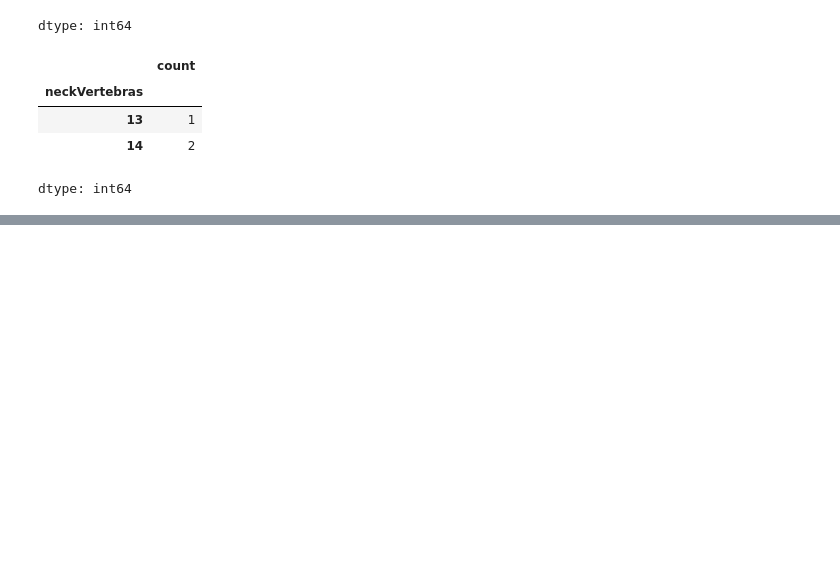
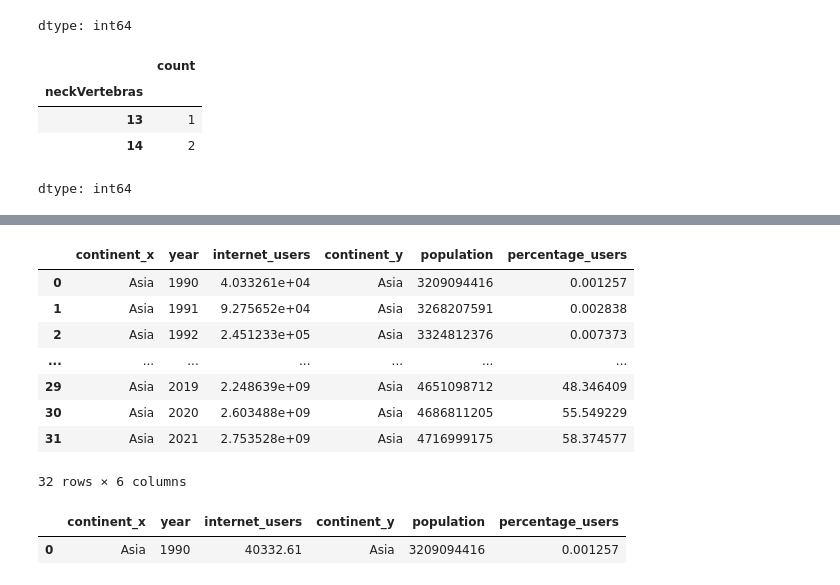
Before and after one commit to Ivon110/Mineria-de-Datos, a Jupyter notebook: mineriacolab1.ipynb, the cells around one changed output, grey strips where cells are left out. Drawn from its saved outputs; the diff is of its cells as text; code cells hidden in the pictures; blank space fills up the shorter version.

```diff
--- a/mineriacolab1.ipynb
+++ b/mineriacolab1.ipynb
@@ -1787,0 +1968,3 @@ dtype: int64
+# %%
+internet_users_by_continent = pd.read_csv('/content/sample_data/extension-internet-users-by-continent.csv')
+internet_users_by_continent
@@ -1787,0 +2014,5 @@ dtype: int64
+# %%
+mask = internet_users_by_continent['continent'] == 'Asia'
+mask
+internet_asia = internet_users_by_continent[mask]
+internet_asia
@@ -1787,0 +2029,5 @@ dtype: int64
+# %%
+mask = population_by_continent['continent'] == 'Asia'
+mask
+population_asia = population_by_continent[mask]
+population_asia
@@ -1787,0 +2056,3 @@ dtype: int64
+# %%
+merged_df = internet_asia.merge(population_asia, on="year", how="left")
+merged_df
@@ -1787,0 +2069,18 @@ dtype: int64
+# %%
+merged_df['percentage_users'] = merged_df.eval('internet_users/population * 100')
+merged_df
+# %% [output]
+|  | continent_x | year | internet_users | continent_y | population | percentage_users |
+| 0 | Asia | 1990 | 4.033261e+04 | Asia | 3209094416 | 0.001257 |
+| 1 | Asia | 1991 | 9.275652e+04 | Asia | 3268207591 | 0.002838 |
+| 2 | Asia | 1992 | 2.451233e+05 | Asia | 3324812376 | 0.007373 |
+| ... | ... | ... | ... | ... | ... | ... |
+| 29 | Asia | 2019 | 2.248639e+09 | Asia | 4651098712 | 48.346409 |
+| 30 | Asia | 2020 | 2.603488e+09 | Asia | 4686811205 | 55.549229 |
+| 31 | Asia | 2021 | 2.753528e+09 | Asia | 4716999175 | 58.374577 |
+32 rows × 6 columns
+# %%
+merged_df.query('percentage_users > 0').head(1)
+# %% [output]
+|  | continent_x | year | internet_users | continent_y | population | percentage_users |
+| 0 | Asia | 1990 | 40332.61 | Asia | 3209094416 | 0.001257 |
```
Also changed, not shown: parts of 28 cells of this notebook.
